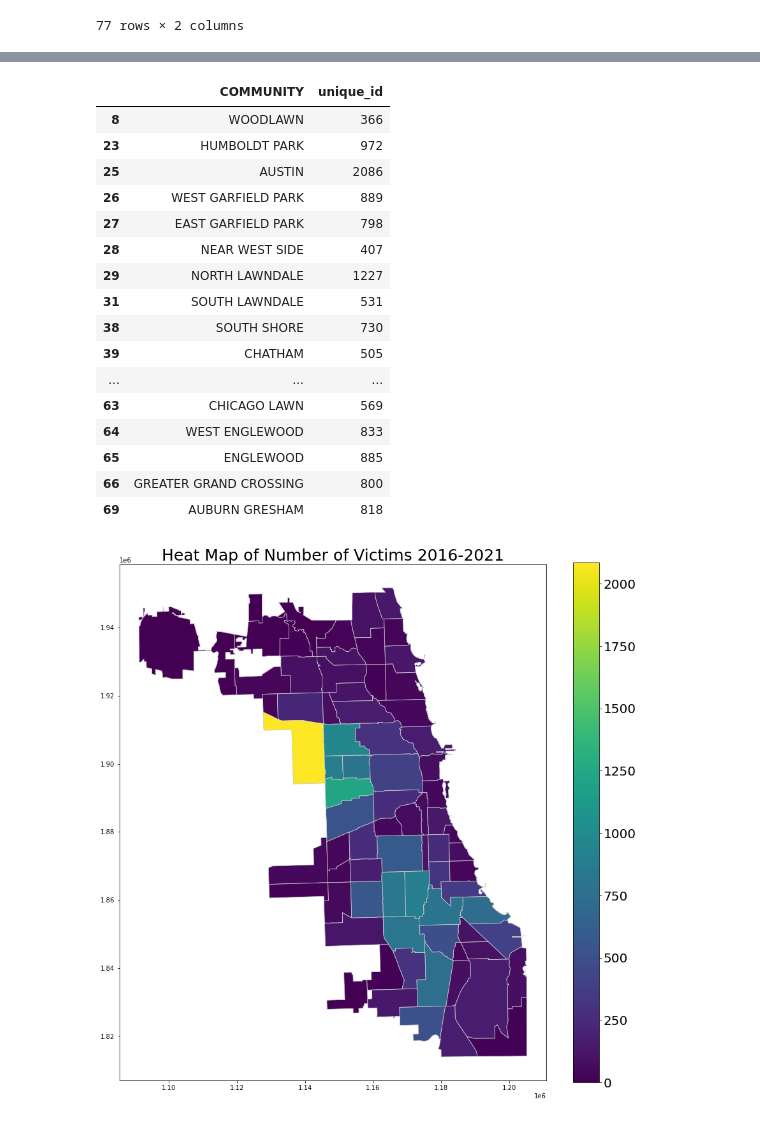
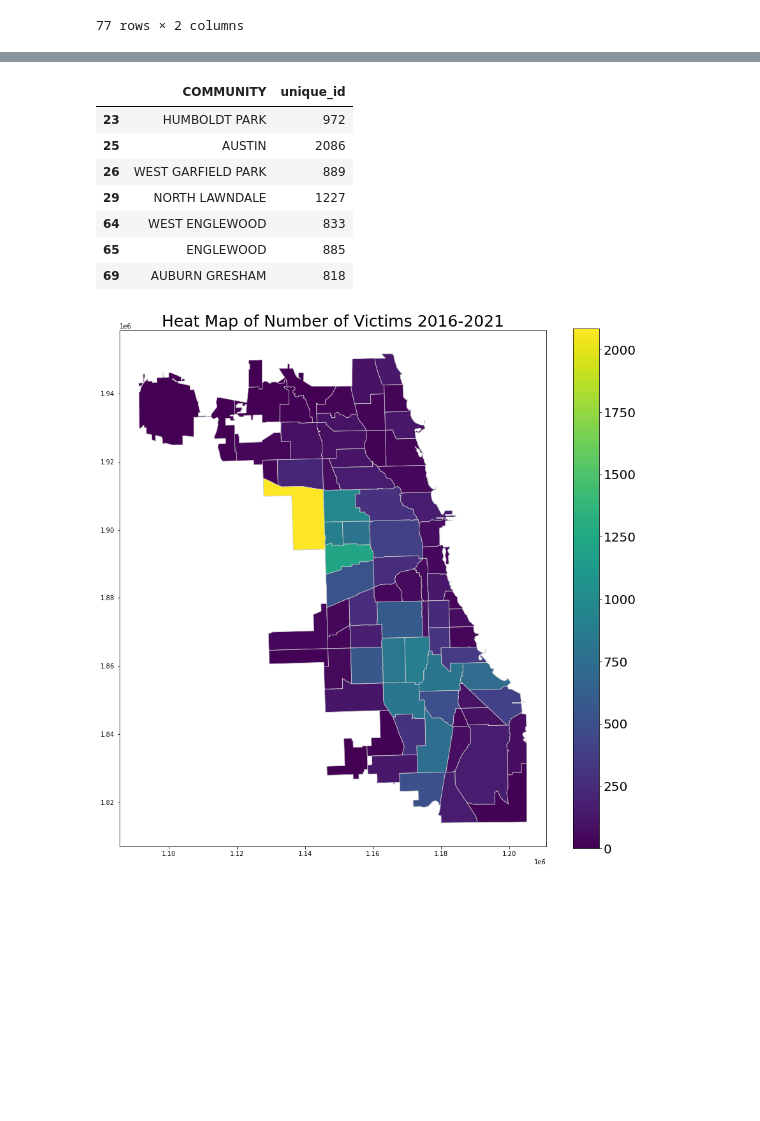
Before and after one commit to GeorgeFerre/chicago_violent_crime, a Jupyter notebook: Cleaning.ipynb, the cells around one changed output, grey strips where cells are left out. Drawn from its saved outputs; the diff is of its cells as text; code cells hidden in the pictures; blank space fills up the shorter version.

```diff
--- a/Cleaning.ipynb
+++ b/Cleaning.ipynb
@@ -49,6 +62,3 @@ memory usage: 3.8+ MB
 df['age'].fillna('UNKNOWN', inplace=True)
 df['sex'].fillna('UNKNOWN', inplace=True)
 df['race'].fillna('(NOT PROVIDED)', inplace=True)
-# %%
-df['iucr_secondary'].replace(' -', ':', inplace=True, regex=True)
-df['sex'].replace(['UNKNOWN','X', '(NOT PROVIDED)'], 'SEX_UNKNOWN', inplace=True)
@@ -168,22 +162,13 @@ merge_loc.head(3)
 # %%
-merge_loc[merge_loc['unique_id'] > 320][['COMMUNITY', 'unique_id']]
+merge_loc[merge_loc['unique_id'] > 800][['COMMUNITY', 'unique_id']]
 # %% [output]
 |  | COMMUNITY | unique_id |
-| 8 | WOODLAWN | 366 |
 | 23 | HUMBOLDT PARK | 972 |
 | 25 | AUSTIN | 2086 |
 | 26 | WEST GARFIELD PARK | 889 |
-| 27 | EAST GARFIELD PARK | 798 |
-| 28 | NEAR WEST SIDE | 407 |
 | 29 | NORTH LAWNDALE | 1227 |
-| 31 | SOUTH LAWNDALE | 531 |
-| 38 | SOUTH SHORE | 730 |
-| 39 | CHATHAM | 505 |
-| ... | ... | ... |
-| 63 | CHICAGO LAWN | 569 |
 | 64 | WEST ENGLEWOOD | 833 |
 | 65 | ENGLEWOOD | 885 |
-| 66 | GREATER GRAND CROSSING | 800 |
 | 69 | AUBURN GRESHAM | 818 |
 # %%
 fig, ax = plt.subplots(figsize=(15,15))
```
Also changed, not shown: parts of 48 cells of this notebook.
